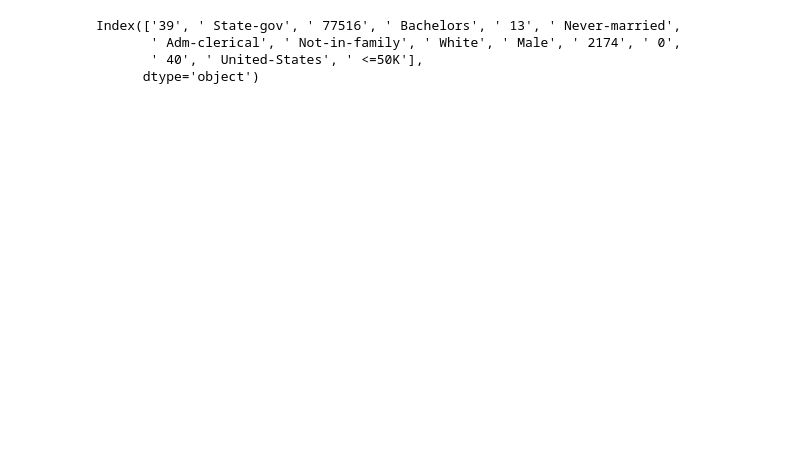
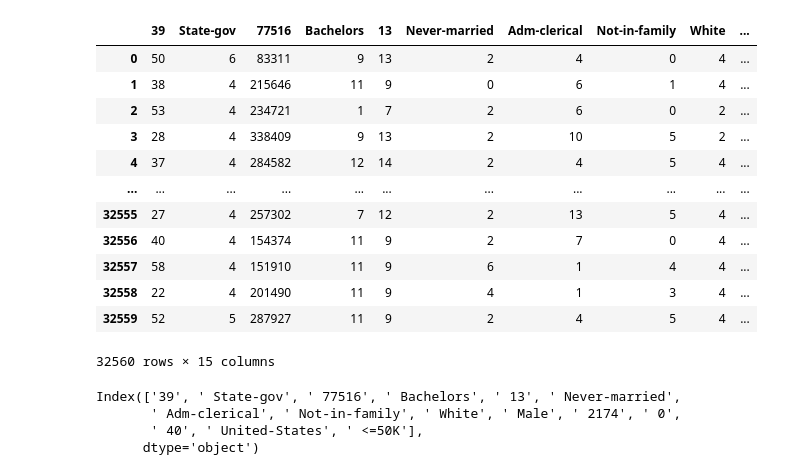
Before and after one commit to antonioIannotta/experiments-fair-by-design-via-apriori, a Jupyter notebook: fairness_test.ipynb, the cells around one changed output. Saved outputs shown, nothing was run; the diff lists cells and outputs as text; code cells hidden in the pictures; blank space fills up the shorter version.

```diff
--- a/fairness_test.ipynb
+++ b/fairness_test.ipynb
@@ -9,5 +25,21 @@ dataset = pd.read_csv('./dataset/adult.data', sep=',')
 # %%
 dataset = categorical_to_numeric_converter(dataset)
+# %%
+dataset
+# %% [output]
+|  | 39 | State-gov | 77516 | Bachelors | 13 | Never-married | Adm-clerical | Not-in-family | White | ... |
+| 0 | 50 | 6 | 83311 | 9 | 13 | 2 | 4 | 0 | 4 | ... |
+| 1 | 38 | 4 | 215646 | 11 | 9 | 0 | 6 | 1 | 4 | ... |
+| 2 | 53 | 4 | 234721 | 1 | 7 | 2 | 6 | 0 | 2 | ... |
+| 3 | 28 | 4 | 338409 | 9 | 13 | 2 | 10 | 5 | 2 | ... |
+| 4 | 37 | 4 | 284582 | 12 | 14 | 2 | 4 | 5 | 4 | ... |
+| ... | ... | ... | ... | ... | ... | ... | ... | ... | ... | ... |
+| 32555 | 27 | 4 | 257302 | 7 | 12 | 2 | 13 | 5 | 4 | ... |
+| 32556 | 40 | 4 | 154374 | 11 | 9 | 2 | 7 | 0 | 4 | ... |
+| 32557 | 58 | 4 | 151910 | 11 | 9 | 6 | 1 | 4 | 4 | ... |
+| 32558 | 22 | 4 | 201490 | 11 | 9 | 4 | 1 | 3 | 4 | ... |
+| 32559 | 52 | 5 | 287927 | 11 | 9 | 2 | 4 | 5 | 4 | ... |
+32560 rows × 15 columns
 # %%
 dataset.columns
 # %% [output]
```
Also changed, not shown: parts of 4 cells of this notebook, 4 other files.
